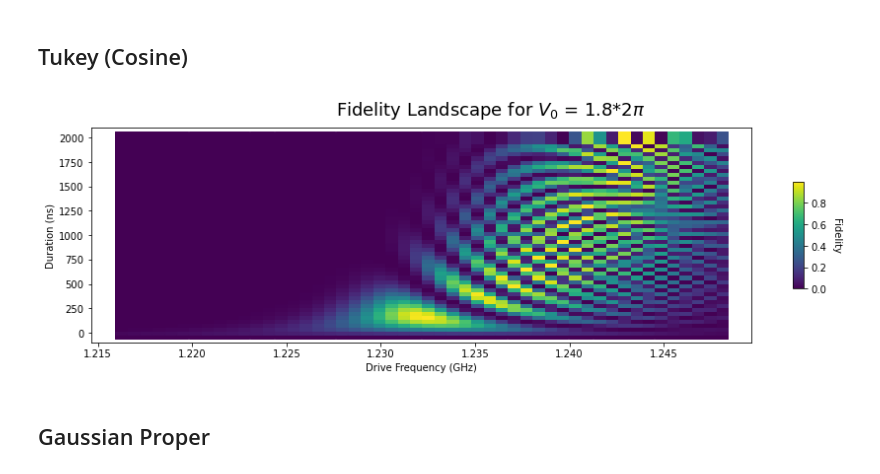
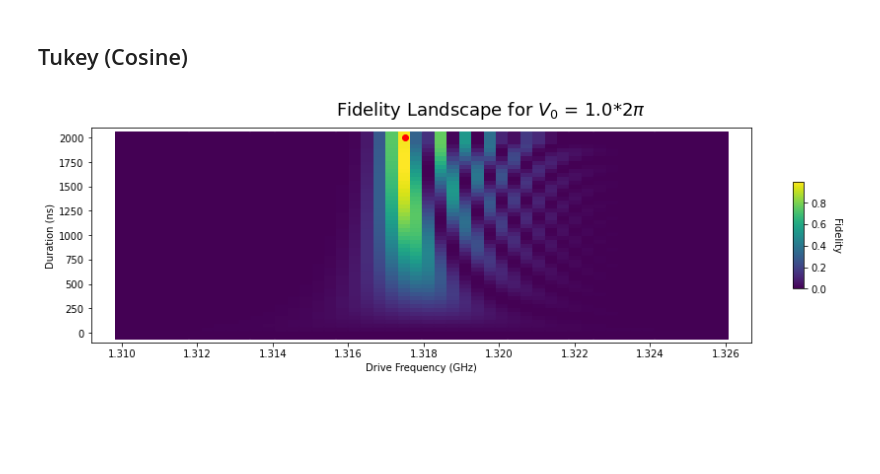
Before and after one commit to david-gorski/subharmonic_superconducting_qubits, a Jupyter notebook: landscapes/Gaussian.ipynb, the cells around one changed output. Drawn from its saved outputs; the diff is of its cells as text; code cells hidden in the pictures; blank space fills up the shorter version.

```diff
--- a/landscapes/Gaussian.ipynb
+++ b/landscapes/Gaussian.ipynb
@@ -26,13 +26,13 @@ pass
 from qutip.parallel import parallel_map as parallel_map
 from qutip.parallel import parfor as parfor
 from tqdm import tqdm
-_amp = 1.8 * 2 * np.pi
+_amp = 1 * 2 * np.pi
 _off = 0
 _dur = 35
 # %% [markdown]
 # Compare Pulses
 # %%
-tlist = np.linspace(0, 10000, int(_dur*5))
+tlist = np.linspace(0, _dur, int(_dur*5))
 pulse_gen_tukey.setup(amplitude=_amp, drive_frequency= system.first_energy_spacing/3 - 0.3, ramp_coef=1, tlist=tlist)
 pulse_gen_gaussian.setup(amplitude=_amp, drive_frequency= system.first_energy_spacing/3 - 0.3, sharpness=4.5, tlist=tlist)
 plt.plot(tlist, pulse_gen_tukey.get_pulse(tlist))
@@ -135,7 +135,7 @@ tukey_optimResult
 def tukey(dur):
     global _amp, _off
     ramp_coef = 1
-    tlist = np.linspace(0, dur, int(dur*2))
+    tlist = np.linspace(0, dur, int(dur*1))
     pulse_gen_tukey.setup(amplitude=_amp, drive_frequency= system.first_energy_spacing/3 - _off, ramp_coef=ramp_coef, tlist=tlist)
     solution = solver.time_evolve(H_d=system.H0, H_c=system.H1, pertubation_func=pulse_gen_tukey.pulse_func, tlist=tlist, starting_state=system.basis_states[0], pbar=False)
     expectation_values = expect.get_all_expectation_values(solution.states, system.basis_states)
@@ -150,9 +150,9 @@ def tukey(dur):
 # %%
 tukey_results = []
 iterations = 50
-best_offset = tukey_optimResult.x[0]
+best_offset = offset_varying_results[np.argmax(_fids_off_sweep)]["offset"]
 for i in tqdm(range(0, iterations)):
-    _off = np.linspace(best_offset-0.1, best_offset+0.1, iterations)[i]
+    _off = np.linspace(best_offset-0.05, best_offset+0.05, iterations)[i]
     already_did_this_offset = False
     for result in tukey_results:
         if result["offset"] == _off:
@@ -165,31 +165,36 @@ for i in tqdm(range(0, iterations)):
 # %%
 import copy
 # %matplotlib widget
 
 amps = []
 offs = []
 durs = []
 fids = []
 freqs = []
 all_results_to_graph = copy.deepcopy(tukey_results)
 for result in all_results_to_graph:
     amps.append(result["amplitude"])
     offs.append(result["offset"])
     durs.append(result["duration"])
     fids.append(result["fidelity"])
     freqs.append(result["frequency"] / (2*np.pi))
 
-
 fig, axs = plt.subplots(figsize=(15, 4))
 fig.suptitle("Fidelity Landscape for $V_0$ = %.1f$ * 2\pi$" % (amps[-1]/(2*np.pi)), fontsize=18)
 axs.set_xlabel("Drive Frequency (GHz)")
 axs.set_ylabel("Duration (ns)")
 surf = axs.scatter(freqs, durs, c=fids, cmap="viridis", marker="s", s=150)
 cbar = fig.colorbar(surf, shrink=0.5, aspect=10)
 cbar.ax.set_ylabel("Fidelity", rotation=270)
 cbar.ax.get_yaxis().labelpad = 15
 # axs.pcolormesh(offs, durs, fids)
+
+# pick out a few points around the peak and manually plot them
+
+point_freq = 1.3175
+point_dur = np.random.choice(durs)
+point_amp = np.random.choice(amps)
+axs.scatter(point_freq, point_dur, c='r')
+point_freq *= 2*np.pi
 # %% [output]
-[figure, old version]
+[figure, new version]
-# %% [markdown]
-## Gaussian Proper
```
Also changed, not shown: parts of 23 cells of this notebook, 13 other files.
